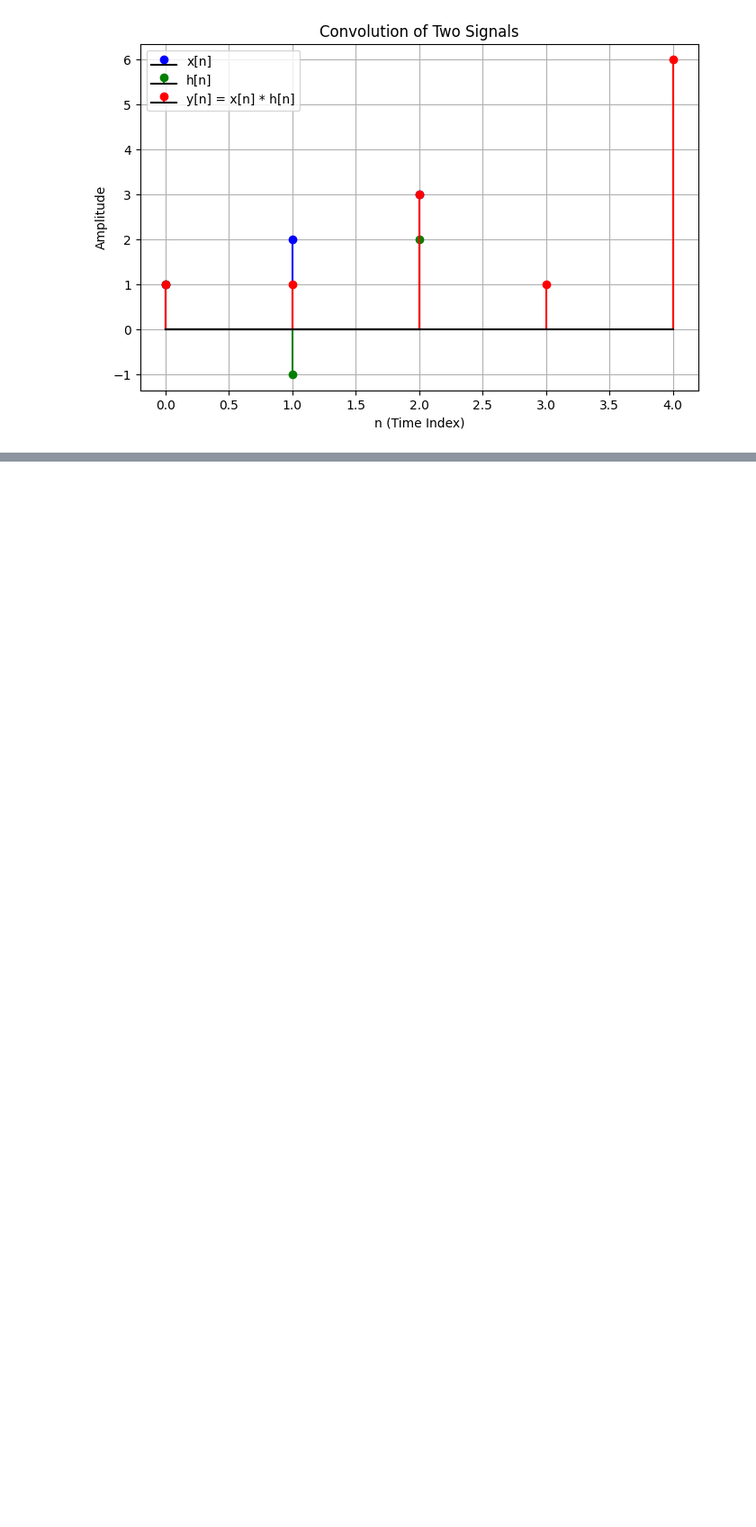
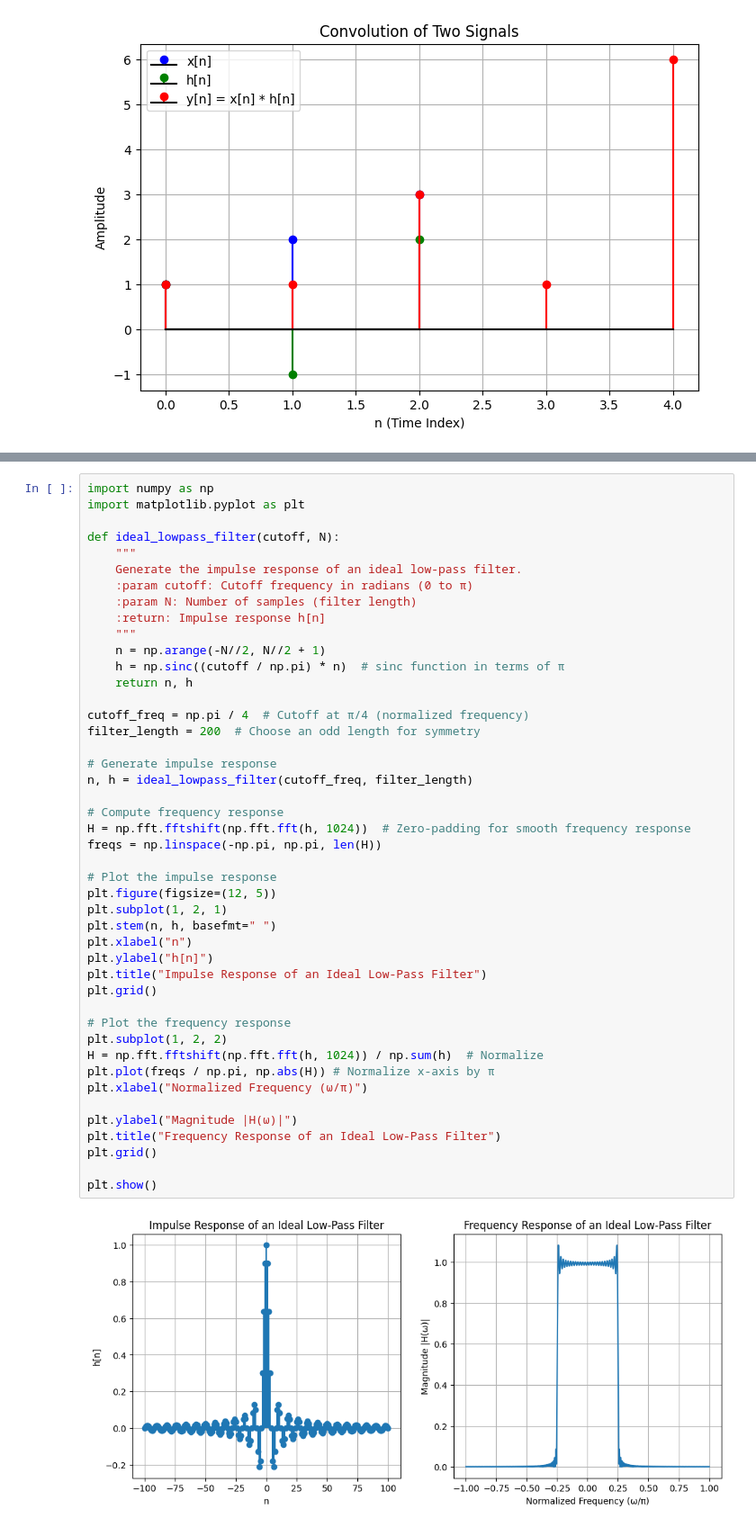
Before and after one commit to arasriver/Signals_Systems, a Jupyter notebook: Signal_Examples.ipynb, the cells around one changed output, grey strips where cells are left out. Shown at 90% size. Cells and saved outputs as stored; diff of their text form; blank space fills up the shorter version.

```diff
--- a/Signal_Examples.ipynb
+++ b/Signal_Examples.ipynb
@@ -129,0 +161,47 @@ plt.show()
+# %%
+import numpy as np
+import matplotlib.pyplot as plt
+
+def ideal_lowpass_filter(cutoff, N):
+    """
+    Generate the impulse response of an ideal low-pass filter.
+    :param cutoff: Cutoff frequency in radians (0 to π)
+    :param N: Number of samples (filter length)
+    :return: Impulse response h[n]
+    """
+    n = np.arange(-N//2, N//2 + 1)
+    h = np.sinc((cutoff / np.pi) * n)  # sinc function in terms of π
+    return n, h
+
+cutoff_freq = np.pi / 4  # Cutoff at π/4 (normalized frequency)
+filter_length = 200  # Choose an odd length for symmetry
+
+# Generate impulse response
+n, h = ideal_lowpass_filter(cutoff_freq, filter_length)
+
+# Compute frequency response
+H = np.fft.fftshift(np.fft.fft(h, 1024))  # Zero-padding for smooth frequency response
+freqs = np.linspace(-np.pi, np.pi, len(H))
+
+# Plot the impulse response
+plt.figure(figsize=(12, 5))
+plt.subplot(1, 2, 1)
+plt.stem(n, h, basefmt=" ")
+plt.xlabel("n")
+plt.ylabel("h[n]")
+plt.title("Impulse Response of an Ideal Low-Pass Filter")
+plt.grid()
+
+# Plot the frequency response
+plt.subplot(1, 2, 2)
+H = np.fft.fftshift(np.fft.fft(h, 1024)) / np.sum(h)  # Normalize
+plt.plot(freqs / np.pi, np.abs(H)) # Normalize x-axis by π
+plt.xlabel("Normalized Frequency (ω/π)")
+
+plt.ylabel("Magnitude |H(ω)|")
+plt.title("Frequency Response of an Ideal Low-Pass Filter")
+plt.grid()
+
+plt.show()
+# %% [output]
+[figure, added]
```
Also changed, not shown: parts of 1 cell of this notebook.
